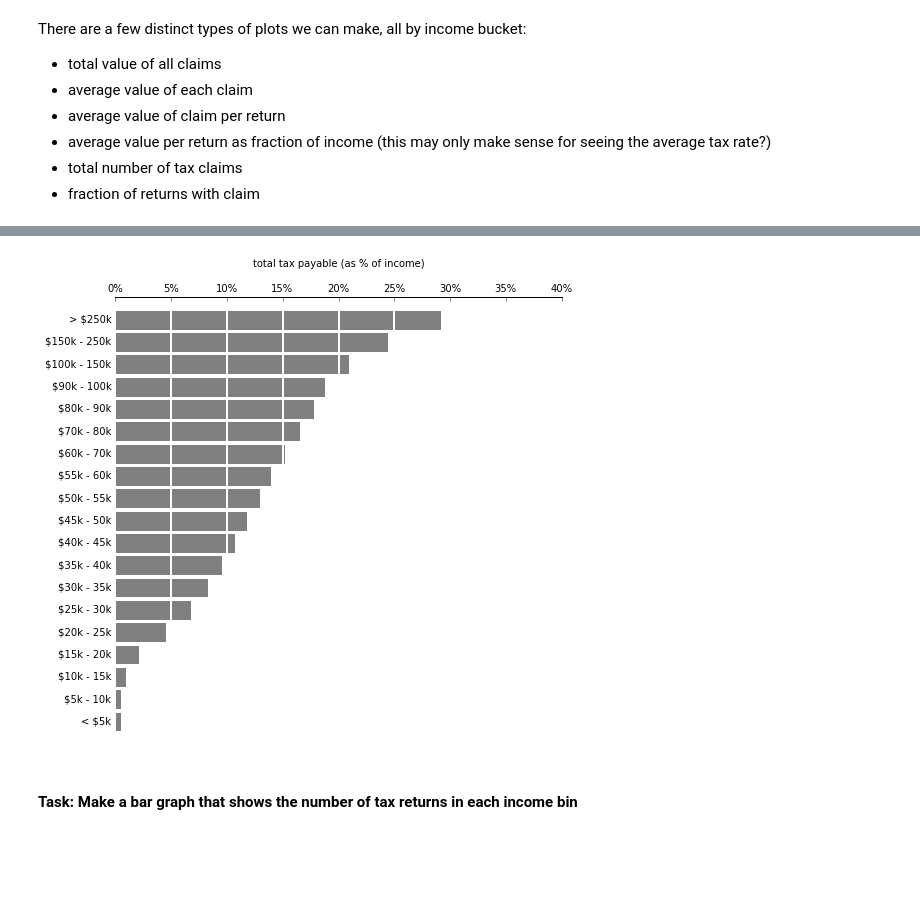
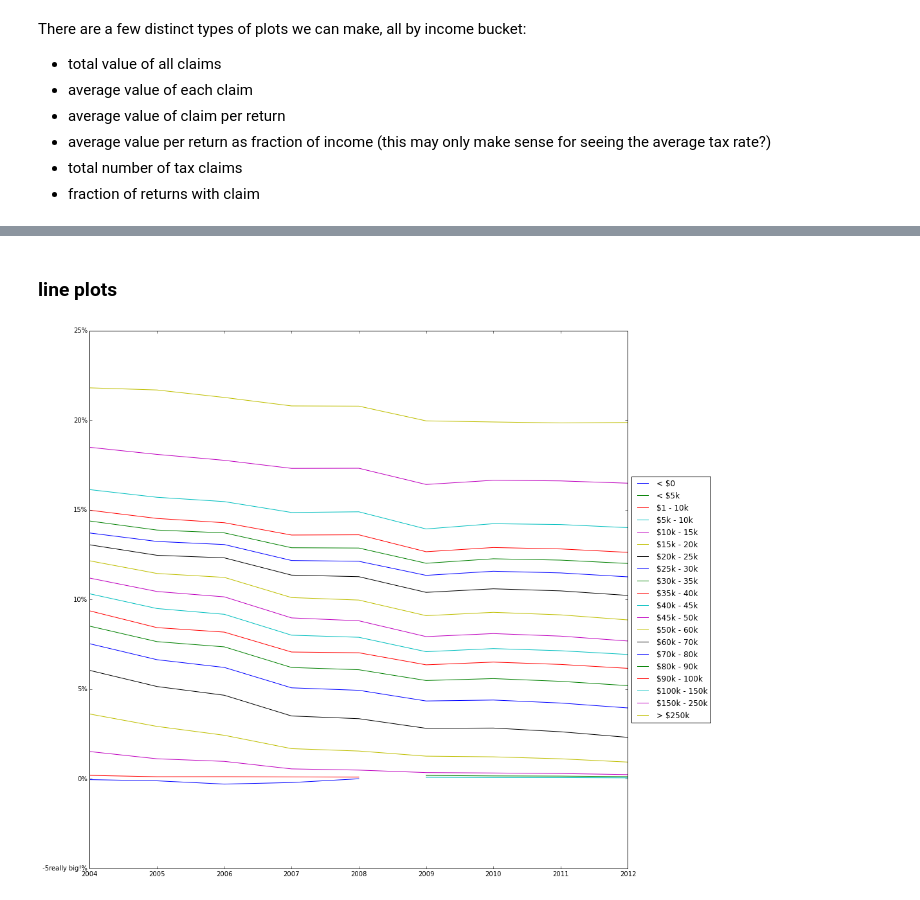
Before and after one commit to smcmurtry/income_tax, a Jupyter notebook: python/tax_data.ipynb, the cells around one changed output, grey strips where cells are left out. Cells and saved outputs as stored; diff of their text form; code cells hidden in the pictures; blank space fills up the shorter version.

```diff
--- a/python/tax_data.ipynb
+++ b/python/tax_data.ipynb
@@ -194,0 +168,2 @@ f, ax = plot_item(df, item_name='total tax payable')
+# %% [markdown]
+### line plots
@@ -195,6 +174,46 @@ f, ax = plot_item(df, item_name='total tax payable')
+# %%
+def line_plot(df, item_name='', item_unit='$', divisor=''):
+    def yr_frmt(n, pos): return str(int(n))
+    rows = df.query("item == @item_name and type == @item_unit")
+    all_years = list(set(rows.tax_year))
+    stuff = {}
+    for tax_year in all_years:
+        numerator_data = get_row_data_as_list(df, ordered_cols, item_name, item_unit, tax_year)
+
+        if divisor == "per_return":
+            denomonator_data = get_row_data_as_list(df, ordered_cols, 'total number of returns', '#', tax_year)
+            denomonator_unit = '#'
+        elif divisor == "per_dollar_income":
+            denomonator_data = get_row_data_as_list(df, ordered_cols, 'total income assessed', '$', tax_year)
+            denomonator_unit = '$'
+        elif divisor == "avg_claim":
+            denomonator_data = get_row_data_as_list(df, ordered_cols, item_name, '#', tax_year)
+            denomonator_unit = '-'
+        else:
+            denomonator_data = np.ones_like(numerator_data)
+            denomonator_unit = '-'
+
+        plot_data = np.divide([float(n) for n in numerator_data], [float(n) for n in denomonator_data])
+        stuff[tax_year] = dict(zip(ordered_cols, plot_data))
+
+    final_unit = unit_figuring[item_unit][denomonator_unit]
+
+    stuff2 = {}
+    for c in ordered_cols:
+        stuff2[c] = []
+        for y in all_years:
+            stuff2[c].append(stuff[y][c])
+
+    f, ax = plt.subplots(1, 1, figsize=(15, 15))
+    for c in ordered_cols:
+        ax.plot(all_years, stuff2[c], label=c)
+
+    ax.legend(loc='center left', bbox_to_anchor=(1, 0.5))
+    ax.yaxis.set_major_formatter(mpl_formatters[final_unit])
+    ax.xaxis.set_major_formatter(FuncFormatter(yr_frmt))
+
+    return f, ax, stuff2
 # %%
-f, ax = plot_item(df, item_name='total tax payable', item_unit='$', divisor="per_dollar_income")
+_, _, s = line_plot(df, item_name='net federal tax', item_unit='$', divisor='per_dollar_income')
 # %% [output]
-[figure, old version]
+[figure, new version]
-# %% [markdown]
-#### Task: Make a bar graph that shows the number of tax returns in each income bin
```
Also changed, not shown: parts of 27 cells of this notebook, 3 other files.
